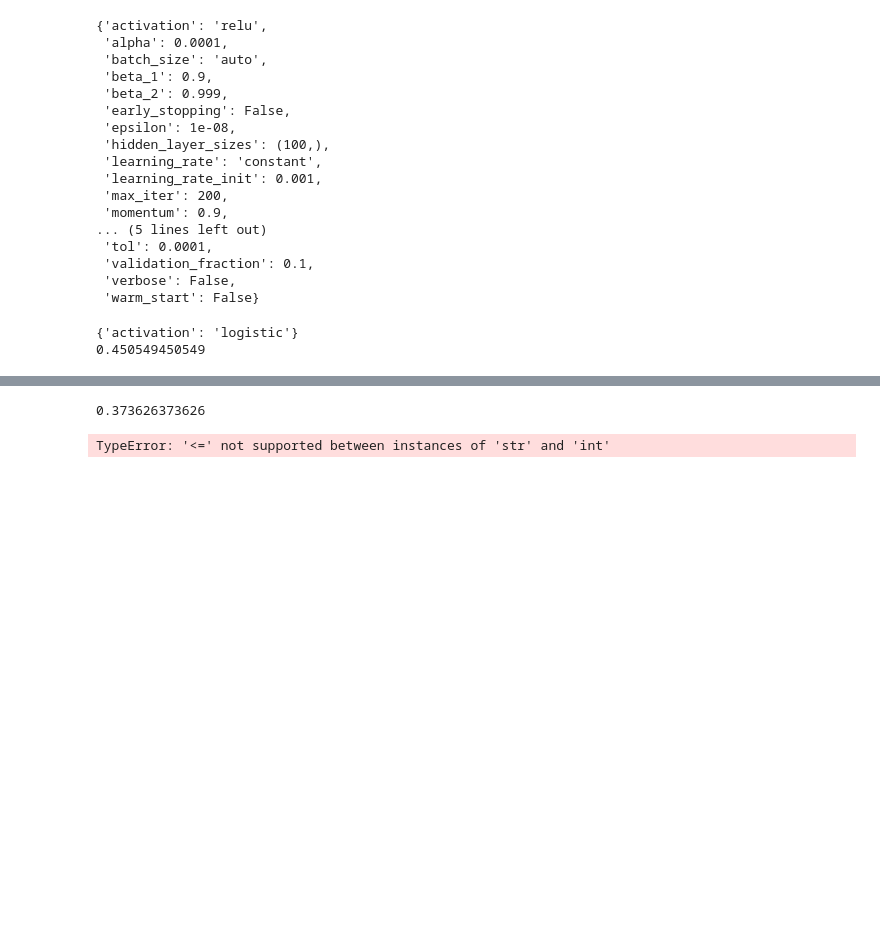
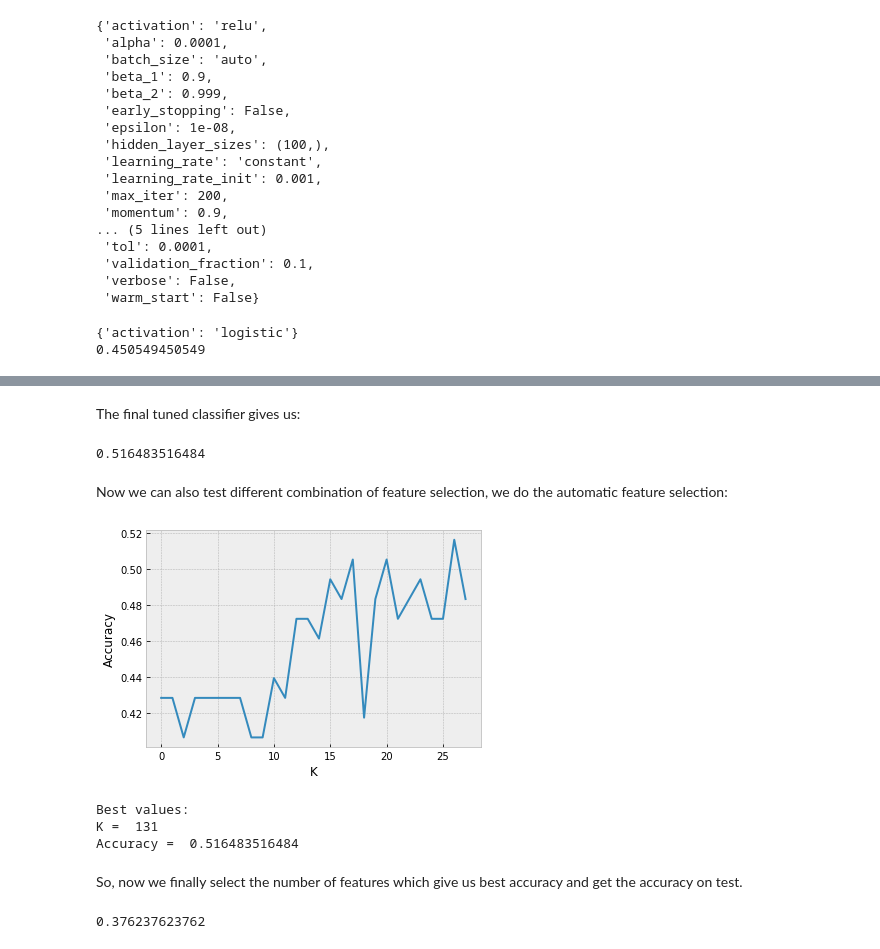
Before and after one commit to dark-shade/CS-412-IML-HW5-Mini-Project, a Jupyter notebook: HW 5 Mini Project.ipynb, the cells around one changed output, grey strips where cells are left out. Drawn from its saved outputs; the diff is of its cells as text; code cells hidden in the pictures; blank space fills up the shorter version.

```diff
--- a/HW 5 Mini Project.ipynb
+++ b/HW 5 Mini Project.ipynb
@@ -535,0 +572,7 @@ print(np.mean(predictedMLPGS == y_v))
+# %%
+parameters = {'random_state':[1,10,50,100,None]}
+clfMLPGS = grid_search.GridSearchCV(MLPClassifier(activation='logistic', learning_rate='invscaling', alpha=0.1, learning_rate_init=0.01), parameters, cv=10)
+clfMLPGS.fit(X_t, y_t)
+predictedMLPGS = clfMLPGS.predict(X_v)
+print(clfMLPGS.best_params_)
+print(np.mean(predictedMLPGS == y_v))
@@ -536,12 +584,14 @@ print(np.mean(predictedMLPGS == y_v))
 # %%
-parameters = {'hidden_layer_sizes':np.arange(10,150,10), 'max_iter':np.arange(200,500,50), 'activation':['logistic', 'tanh','relu'], 'solver':['lbfgs', 'sgd', 'adam'], 'learning_rate':['constant', 'invscaling', 'adaptive']}
+parameters = {'hidden_layer_sizes':np.arange(10,300,10), 'max_iter':np.arange(200,500,50), 'activation':['logistic', 'tanh', 'relu', 'identity'], 'solver':['lbfgs', 'sgd', 'adam'], 'learning_rate':['constant', 'invscaling', 'adaptive'], 'random_state':[1,10,50,100,None], 'shuffle':[True, False], 'learning_rate_init':[0.00001,0.0001,0.001,0.01,0.1], 'alpha':[0.00001,0.0001,0.001,0.01,0.1]}
 clfMLPGS = grid_search.GridSearchCV(MLPClassifier(), parameters, cv=10)
 clfMLPGS.fit(X_t, y_t)
 print(clfMLPGS.best_params_)
-identity’, ‘logistic’, ‘tanh’, ‘relu’
+print(np.mean(predictedMLPGS == y_v))
+# %% [markdown]
+The final tuned classifier gives us:
 # %%
-clfMLP = MLPClassifier(hidden_layer_sizes = ).fit(X_t,y_t)
+clfMLP = MLPClassifier(activation='logistic', learning_rate='invscaling', random_state=1).fit(X_t,y_t)
 predictedMLP = clfMLP.predict(X_v)
 print(np.mean(predictedMLP == y_v))
 # %% [output]
-0.373626373626
+0.516483516484
@@ -556,9 +598,41 @@ learningRate = ['constant', 'invscaling', 'adaptive']
-# %%
-for hl in hiddenLayerSize:
-    for mxItr in maxIter:
-        for at in act:
-            clfMLP = MLPClassifier(hidden_layer_sizes = hl, max_iter = mxItr, activation = at).fit(X_t,y_t)
-            predictedMLP = clfMLP.predict(X_v)
-            print(np.mean(predictedMLP == y_v))
-# %% [output]
-TypeError: '<=' not supported between instances of 'str' and 'int'
+# %% [markdown]
+Now we can also test different combination of feature selection, we do the automatic feature selection:
+# %%
+maxK = 0
+maxAcc = 0
+acc = []
+
+for ft in range(1,139,5):
+    feat_selector = SelectKBest(f_classif, k=ft)
+    X_new = feat_selector.fit_transform(X_t, y_t)
+    clfMLP = MLPClassifier(activation='logistic', learning_rate='invscaling', random_state=1).fit(X_new,y_t)
+    predictedMLP = clfMLP.predict(feat_selector.transform(X_v))
+    acc.append(np.mean(predictedMLP == y_v))
+
+    if maxAcc < np.mean(predictedMLP == y_v):
+        maxK = ft
+        maxAcc = np.mean(predictedMLP == y_v)
+
+plt.plot(acc)
+plt.ylabel('Accuracy')
+plt.xlabel('K')
+plt.show()
+
+print("Best values: ")
+print("K = ", maxK)
+print("Accuracy = ", maxAcc)
+# %% [output]
+[figure, added]
+Best values:
+K =  131
+Accuracy =  0.516483516484
+# %% [markdown]
+So, now we finally select the number of features which give us best accuracy and get the accuracy on test.
+# %%
+feat_selector = SelectKBest(f_classif, k=maxK)
+X_newFinal = feat_selector.fit_transform(X_t, y_t)
+clfMLP = MLPClassifier(activation='logistic', learning_rate='invscaling', random_state=1).fit(X_newFinal,y_t)
+predictedMLP = clfMLP.predict(feat_selector.transform(X_te))
+print(np.mean(predictedMLP == y_te))
+# %% [output]
+0.376237623762
```
Also changed, not shown: parts of 15 cells of this notebook.
